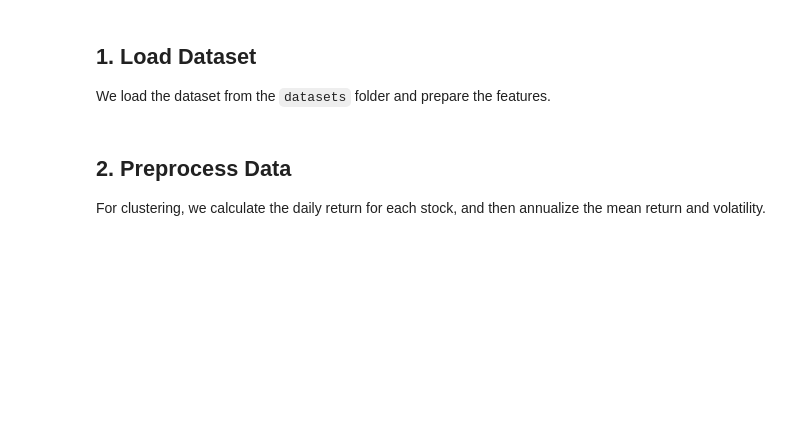
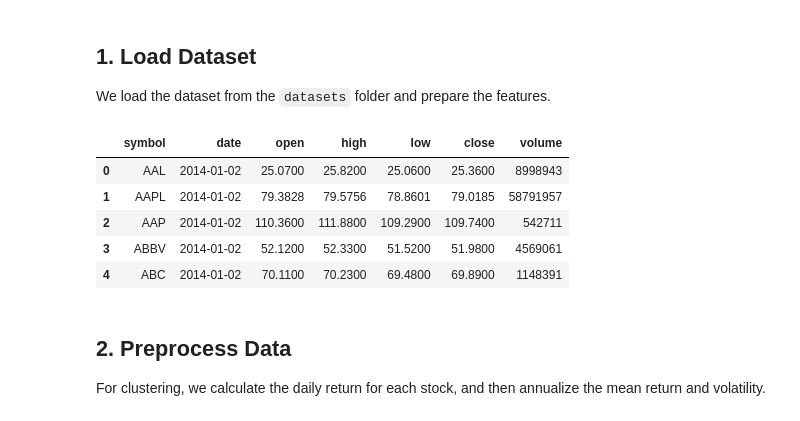
Before and after one commit to saaket2006/machine-learning-models-portfolio, a Jupyter notebook: stock_market_clustering/stock_prices_clustering.ipynb, the cells around one changed output. Drawn from its saved outputs; the diff is of its cells as text; code cells hidden in the pictures; blank space fills up the shorter version.

```diff
--- a/stock_market_clustering/stock_prices_clustering.ipynb
+++ b/stock_market_clustering/stock_prices_clustering.ipynb
@@ -19,10 +20,17 @@ os.makedirs('plots', exist_ok=True)
 ## 1. Load Dataset
 We load the dataset from the `datasets` folder and prepare the features.
 # %%
-dataset_path = 'G:\Projects\CodVeda\machine-learning-models-portfolio\stock_market_clustering\stock_prices_dataset.csv'
+dataset_path = Path('stock_prices_dataset.csv')
 df = pd.read_csv(dataset_path)
 df['date'] = pd.to_datetime(df['date'])
 df.head()
+# %% [output]
+|  | symbol | date | open | high | low | close | volume |
+| 0 | AAL | 2014-01-02 | 25.0700 | 25.8200 | 25.0600 | 25.3600 | 8998943 |
+| 1 | AAPL | 2014-01-02 | 79.3828 | 79.5756 | 78.8601 | 79.0185 | 58791957 |
+| 2 | AAP | 2014-01-02 | 110.3600 | 111.8800 | 109.2900 | 109.7400 | 542711 |
+| 3 | ABBV | 2014-01-02 | 52.1200 | 52.3300 | 51.5200 | 51.9800 | 4569061 |
+| 4 | ABC | 2014-01-02 | 70.1100 | 70.2300 | 69.4800 | 69.8900 | 1148391 |
 # %% [markdown]
 ## 2. Preprocess Data
 For clustering, we calculate the daily return for each stock, and then annualize the mean return and volatility.
```
Also changed, not shown: parts of 5 cells of this notebook, 6 other files.
